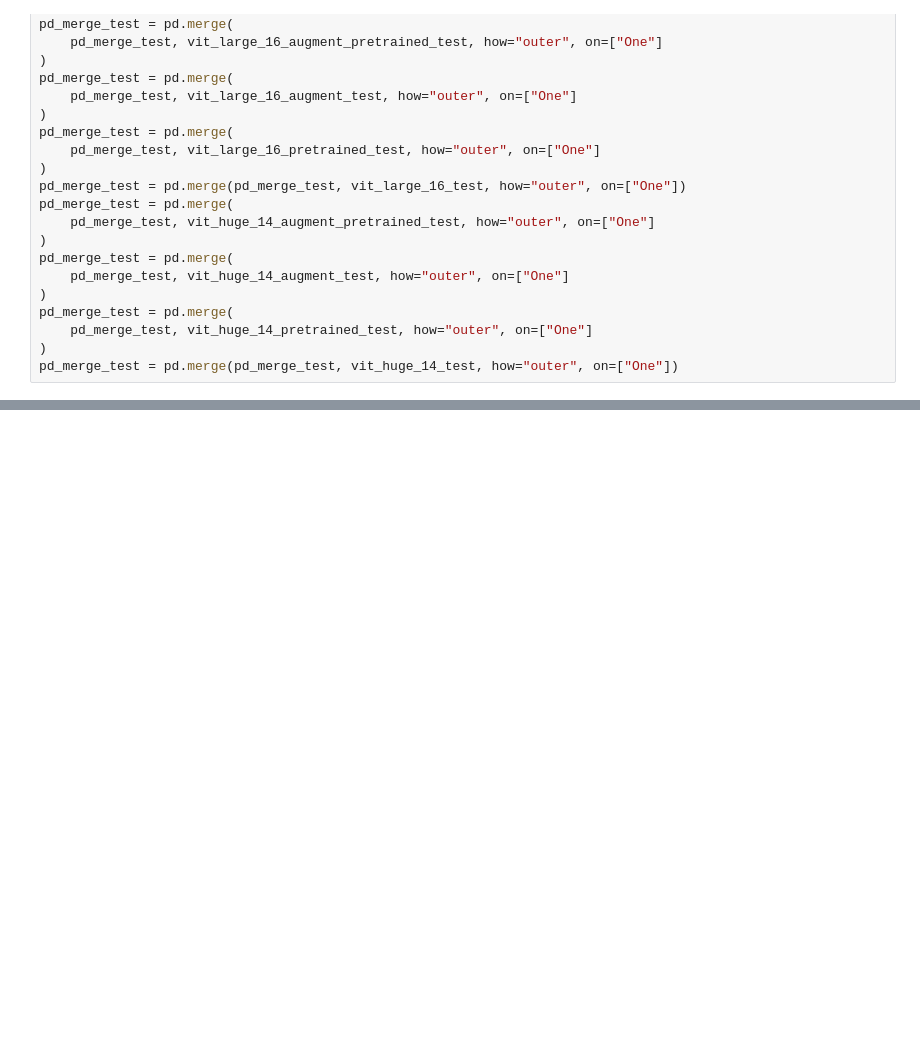
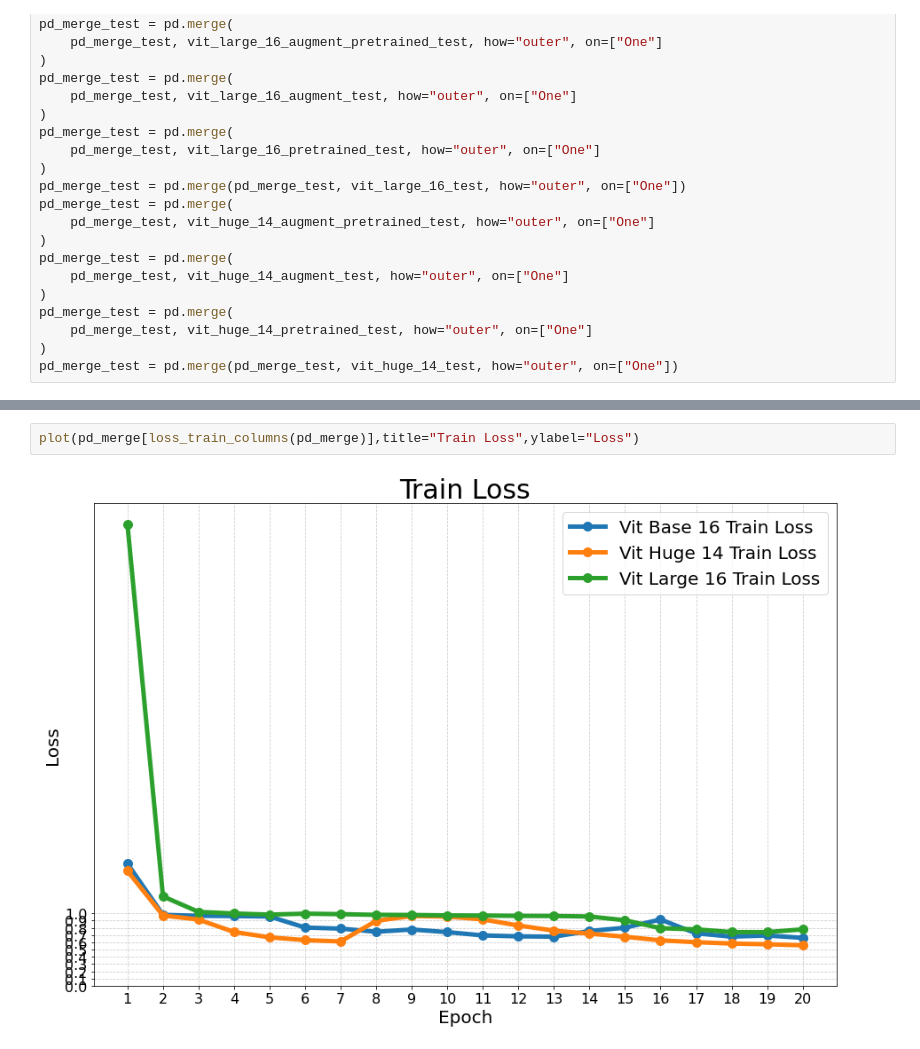
Before and after one commit to henseljahja/vit-masked-face-net, a Jupyter notebook: notebooks/res.ipynb, the cells around one changed output, grey strips where cells are left out. Cells and saved outputs as stored; diff of their text form; blank space fills up the shorter version.

```diff
--- a/notebooks/res.ipynb
+++ b/notebooks/res.ipynb
@@ -461,0 +561,4 @@ ax2.figure.savefig("eval_acc_base.png")
+# %%
+plot(pd_merge[loss_train_columns(pd_merge)],title="Train Loss",ylabel="Loss")
+# %% [output]
+[figure, added]
```
Also changed, not shown: parts of 15 cells of this notebook, 6 other files.
